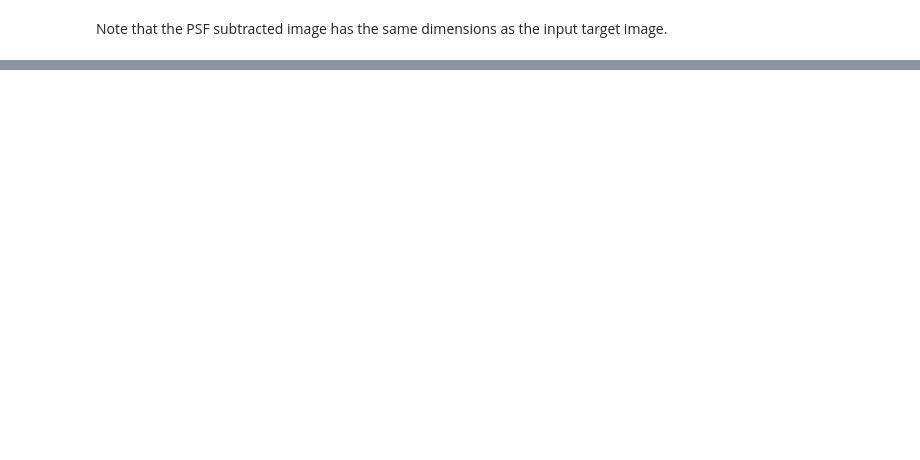
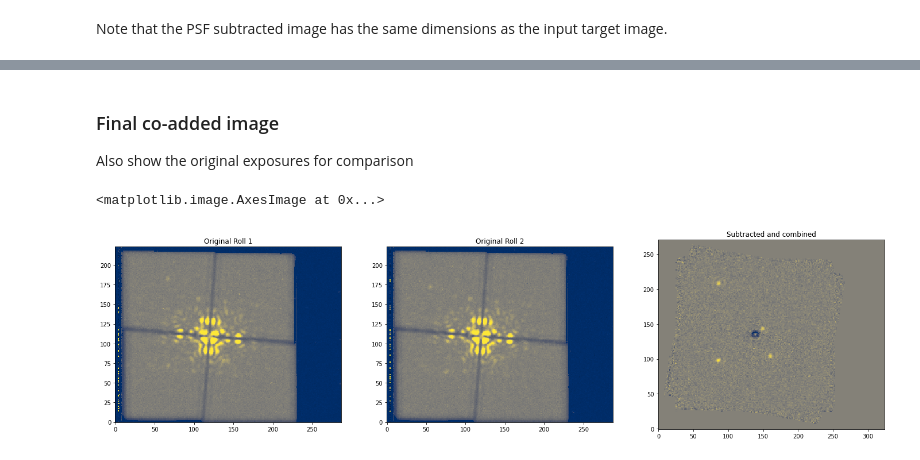
Before and after one commit to aggle/mirisim_coron_jwst_tutorial, a Jupyter notebook: jwst_cal_tutorial.ipynb, the cells around one changed output, grey strips where cells are left out. Cells and saved outputs as stored; diff of their text form; code cells hidden in the pictures; blank space fills up the shorter version.

```diff
--- a/jwst_cal_tutorial.ipynb
+++ b/jwst_cal_tutorial.ipynb
@@ -773,0 +1044,42 @@ fig.colorbar(imax, ax=ax, orientation='horizontal')
+# %% [markdown]
+### Final co-added image
+
+Also show the original exposures for comparison
+# %%
+orig_imgs = [fits.getdata(str(f), 1)[0] for f in sorted(Path("output_stage1").glob("MIRIM*roll*rateints.fits"))]
+resamp_fname = "output_stage3/mirisim_jwst_tutorial_i2d.fits"
+resamp_img = fits.getdata(resamp_fname, 1)
+
+fig, axes = plt.subplots(nrows=1, ncols=3, figsize=(24, 8))
+
+vmin, vmax = np.median(orig_imgs) + np.std(orig_imgs)*np.array([-2, 2])
+
+ax = axes[0]
+ax.set_title("Original Roll 1")
+ax.imshow(orig_imgs[0],
+          cmap=mpl.cm.cividis,
+          vmin=vmin, vmax=vmax,
+          interpolation ="none",
+          origin='lower')
+
+ax = axes[1]
+ax.set_title("Original Roll 2")
+ax.imshow(orig_imgs[1],
+          cmap=mpl.cm.cividis,
+          vmin=vmin, vmax=vmax,
+          interpolation ="none",
+          origin='lower')
+
+
+ax = axes[2]
+vmin, vmax = np.median(resamp_img) + np.std(resamp_img)*np.array([-3, 3])
+
+ax.set_title("Subtracted and combined")
+ax.imshow(resamp_img,
+          cmap=mpl.cm.cividis,
+          interpolation ="none",
+#           vmin=vmin, vmax=vmax,
+          origin='lower')
+# %% [output]
+<matplotlib.image.AxesImage at 0x...>
+[figure, added]
```
Also changed, not shown: parts of 32 cells of this notebook.
